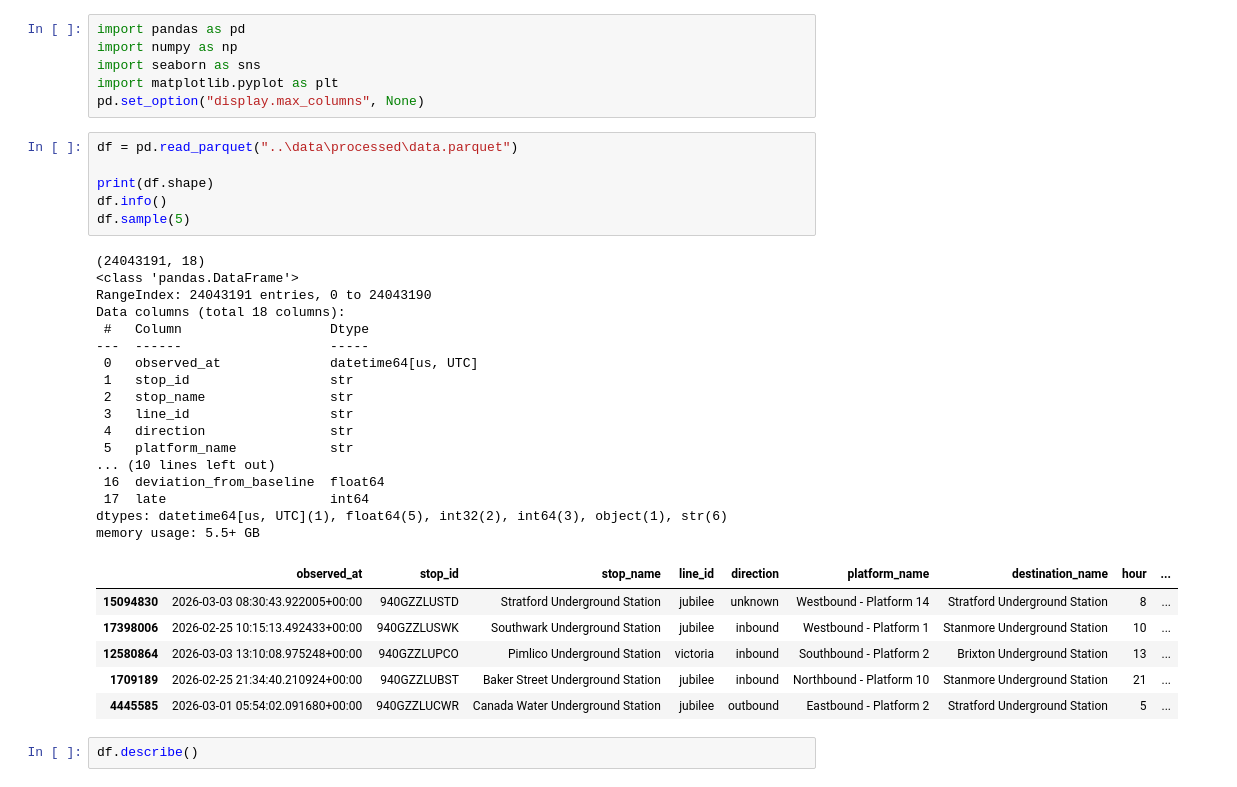
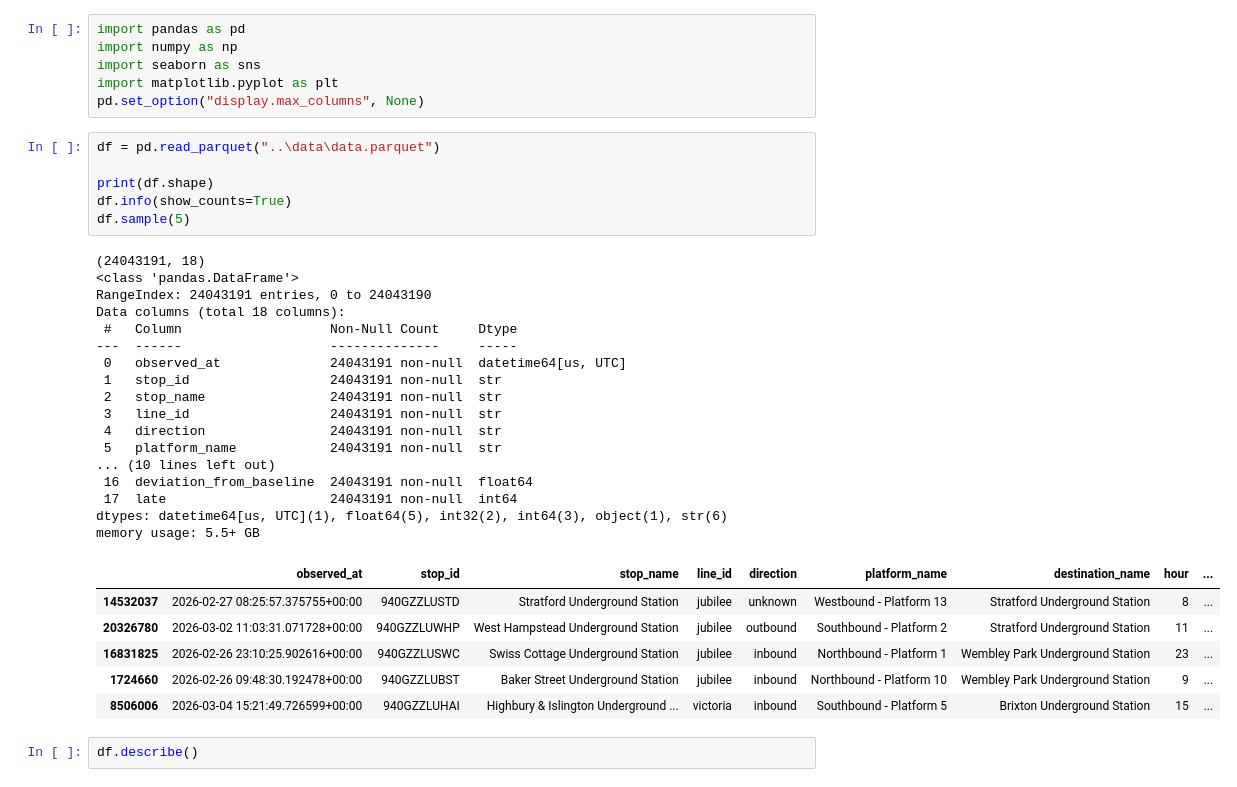
Before and after one commit to itsMayankVashistha/delaysense-transit-intelligence, a Jupyter notebook: notebooks/eda_fulldata.ipynb, the cells around one changed output. Cells and saved outputs as stored; diff of their text form.

```diff
--- a/notebooks/eda_fulldata.ipynb
+++ b/notebooks/eda_fulldata.ipynb
@@ -5,35 +5,35 @@ import seaborn as sns
 import matplotlib.pyplot as plt
 pd.set_option("display.max_columns", None)
 # %%
-df = pd.read_parquet("..\data\processed\data.parquet")
+df = pd.read_parquet("..\data\data.parquet")
 
 print(df.shape)
-df.info()
+df.info(show_counts=True)
 df.sample(5)
 # %% [output]
 (24043191, 18)
 <class 'pandas.DataFrame'>
 RangeIndex: 24043191 entries, 0 to 24043190
 Data columns (total 18 columns):
- #   Column                   Dtype
----  ------                   -----
- 0   observed_at              datetime64[us, UTC]
- 1   stop_id                  str
- 2   stop_name                str
- 3   line_id                  str
- 4   direction                str
- 5   platform_name            str
+ #   Column                   Non-Null Count     Dtype
+---  ------                   --------------     -----
+ 0   observed_at              24043191 non-null  datetime64[us, UTC]
+ 1   stop_id                  24043191 non-null  str
+ 2   stop_name                24043191 non-null  str
+ 3   line_id                  24043191 non-null  str
+ 4   direction                24043191 non-null  str
+ 5   platform_name            24043191 non-null  str
 ... (10 lines left out)
- 16  deviation_from_baseline  float64
- 17  late                     int64
+ 16  deviation_from_baseline  24043191 non-null  float64
+ 17  late                     24043191 non-null  int64
 dtypes: datetime64[us, UTC](1), float64(5), int32(2), int64(3), object(1), str(6)
 memory usage: 5.5+ GB
 |  | observed_at | stop_id | stop_name | line_id | direction | platform_name | destination_name | hour | ... |
-| 15094830 | 2026-03-03 08:30:43.922005+00:00 | 940GZZLUSTD | Stratford Underground Station | jubilee | unknown | Westbound - Platform 14 | Stratford Underground Station | 8 | ... |
-| 17398006 | 2026-02-25 10:15:13.492433+00:00 | 940GZZLUSWK | Southwark Underground Station | jubilee | inbound | Westbound - Platform 1 | Stanmore Underground Station | 10 | ... |
-| 12580864 | 2026-03-03 13:10:08.975248+00:00 | 940GZZLUPCO | Pimlico Underground Station | victoria | inbound | Southbound - Platform 2 | Brixton Underground Station | 13 | ... |
-| 1709189 | 2026-02-25 21:34:40.210924+00:00 | 940GZZLUBST | Baker Street Underground Station | jubilee | inbound | Northbound - Platform 10 | Stanmore Underground Station | 21 | ... |
-| 4445585 | 2026-03-01 05:54:02.091680+00:00 | 940GZZLUCWR | Canada Water Underground Station | jubilee | outbound | Eastbound - Platform 2 | Stratford Underground Station | 5 | ... |
+| 14532037 | 2026-02-27 08:25:57.375755+00:00 | 940GZZLUSTD | Stratford Underground Station | jubilee | unknown | Westbound - Platform 13 | Stratford Underground Station | 8 | ... |
+| 20326780 | 2026-03-02 11:03:31.071728+00:00 | 940GZZLUWHP | West Hampstead Underground Station | jubilee | outbound | Southbound - Platform 2 | Stratford Underground Station | 11 | ... |
+| 16831825 | 2026-02-26 23:10:25.902616+00:00 | 940GZZLUSWC | Swiss Cottage Underground Station | jubilee | inbound | Northbound - Platform 1 | Wembley Park Underground Station | 23 | ... |
+| 1724660 | 2026-02-26 09:48:30.192478+00:00 | 940GZZLUBST | Baker Street Underground Station | jubilee | inbound | Northbound - Platform 10 | Wembley Park Underground Station | 9 | ... |
+| 8506006 | 2026-03-04 15:21:49.726599+00:00 | 940GZZLUHAI | Highbury & Islington Underground ... | victoria | inbound | Southbound - Platform 5 | Brixton Underground Station | 15 | ... |
 # %%
 df.describe()
 # %% [output]
```
Also changed, not shown: parts of 25 cells of this notebook.
